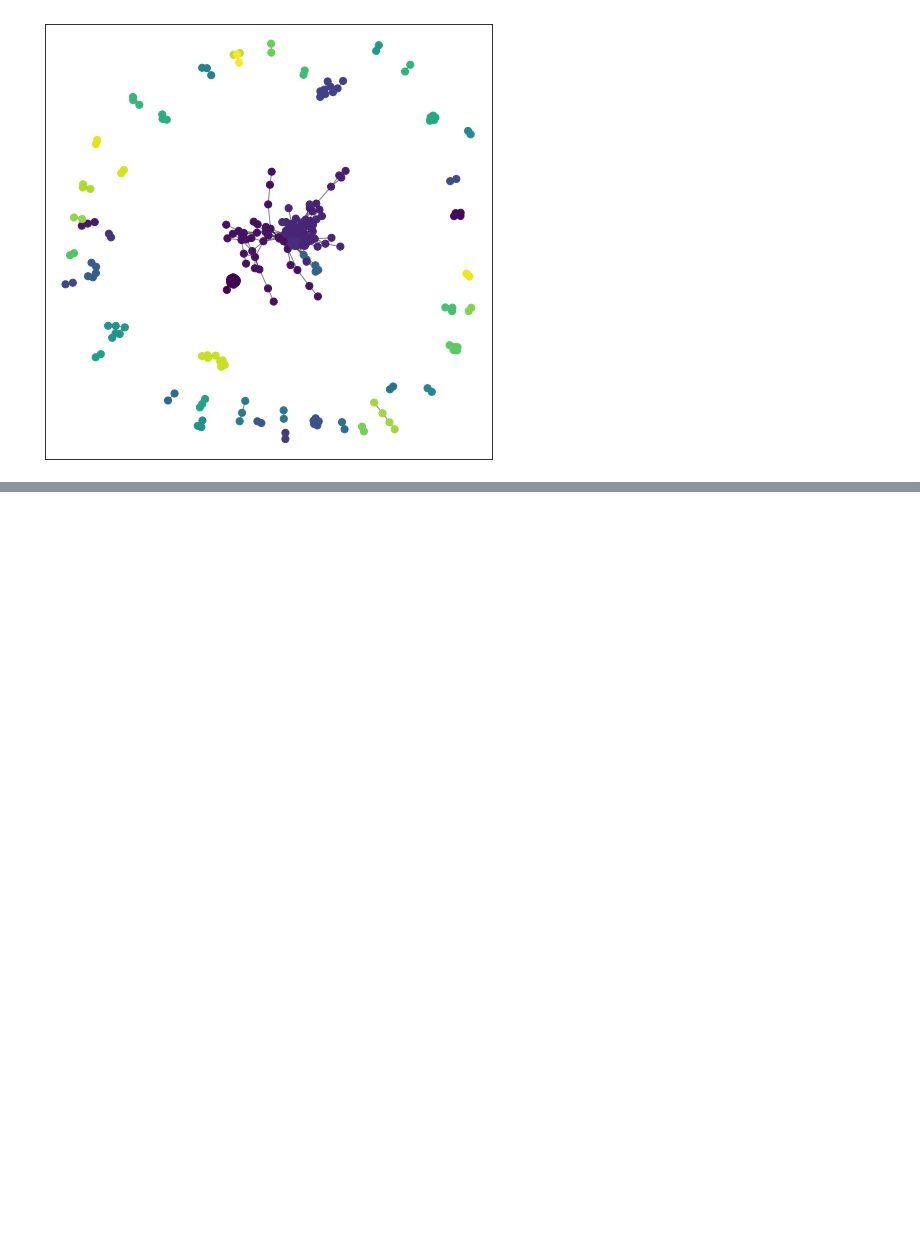
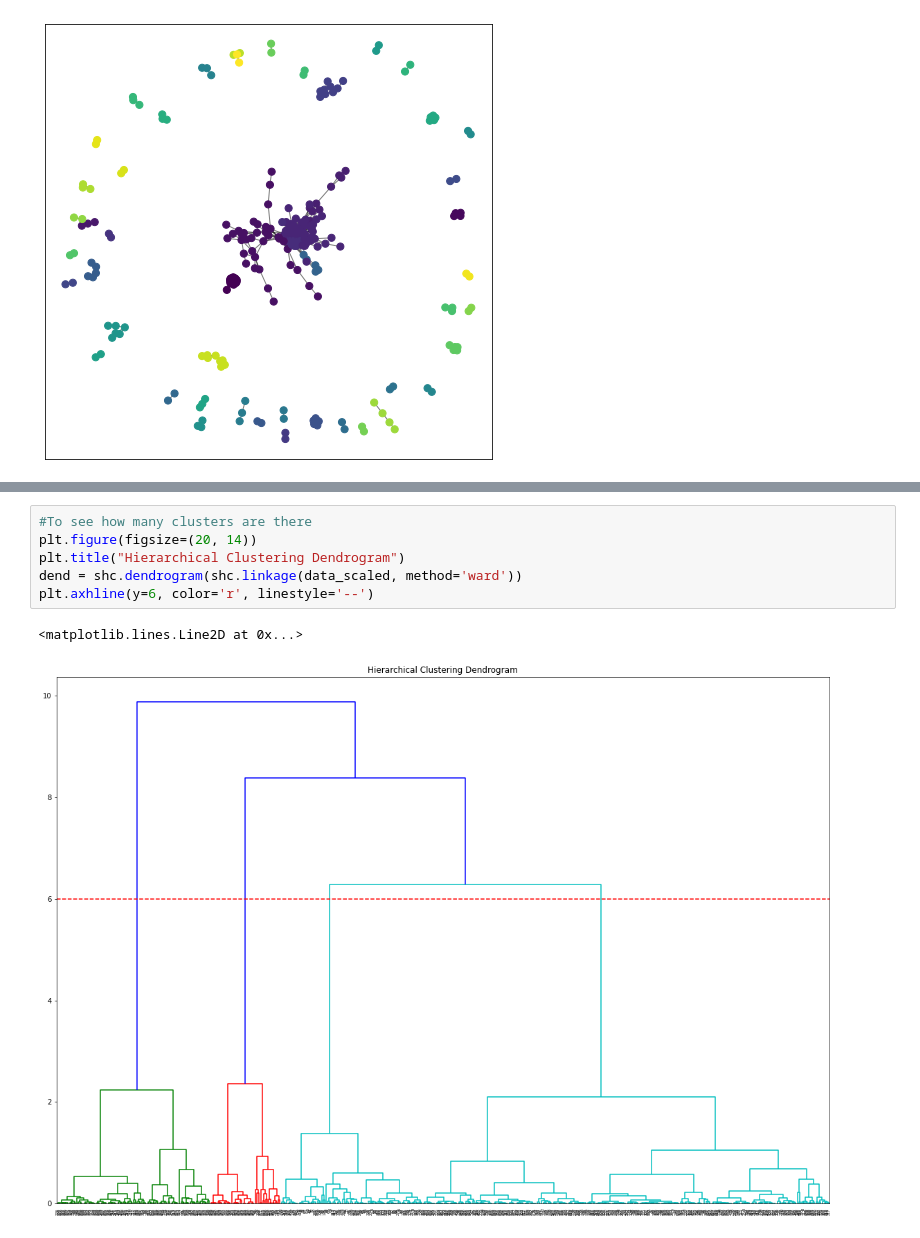
Before and after one commit to thejatinbabbar/spam-detection, a Jupyter notebook: community_detection.ipynb, the cells around one changed output, grey strips where cells are left out. Cells and saved outputs as stored; diff of their text form; blank space fills up the shorter version.

```diff
--- a/community_detection.ipynb
+++ b/community_detection.ipynb
@@ -110,0 +134,9 @@ plt.show()
+# %%
+#To see how many clusters are there
+plt.figure(figsize=(20, 14))
+plt.title("Hierarchical Clustering Dendrogram")
+dend = shc.dendrogram(shc.linkage(data_scaled, method='ward'))
+plt.axhline(y=6, color='r', linestyle='--')
+# %% [output]
+<matplotlib.lines.Line2D at 0x...>
+[figure, added]
```
Also changed, not shown: parts of 6 cells of this notebook.
